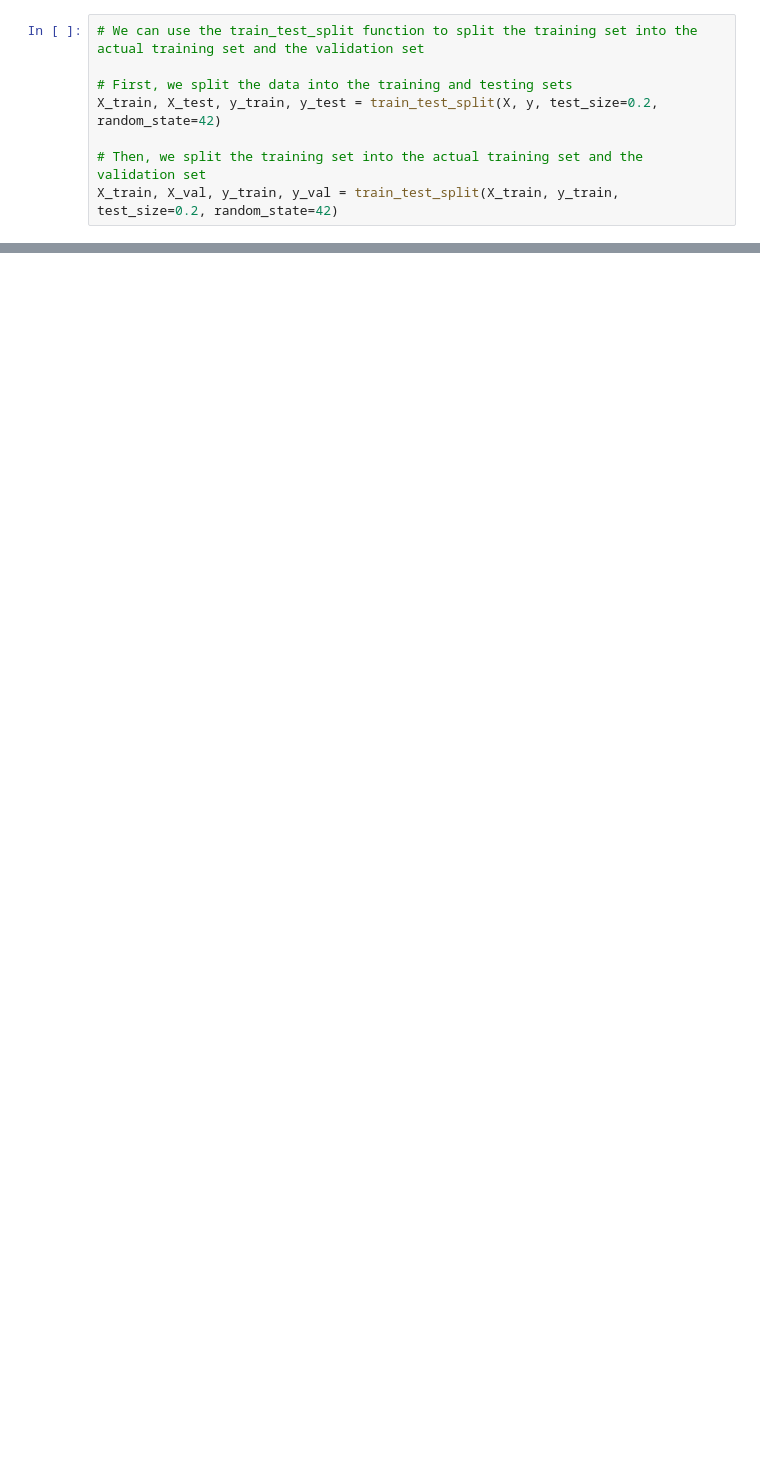
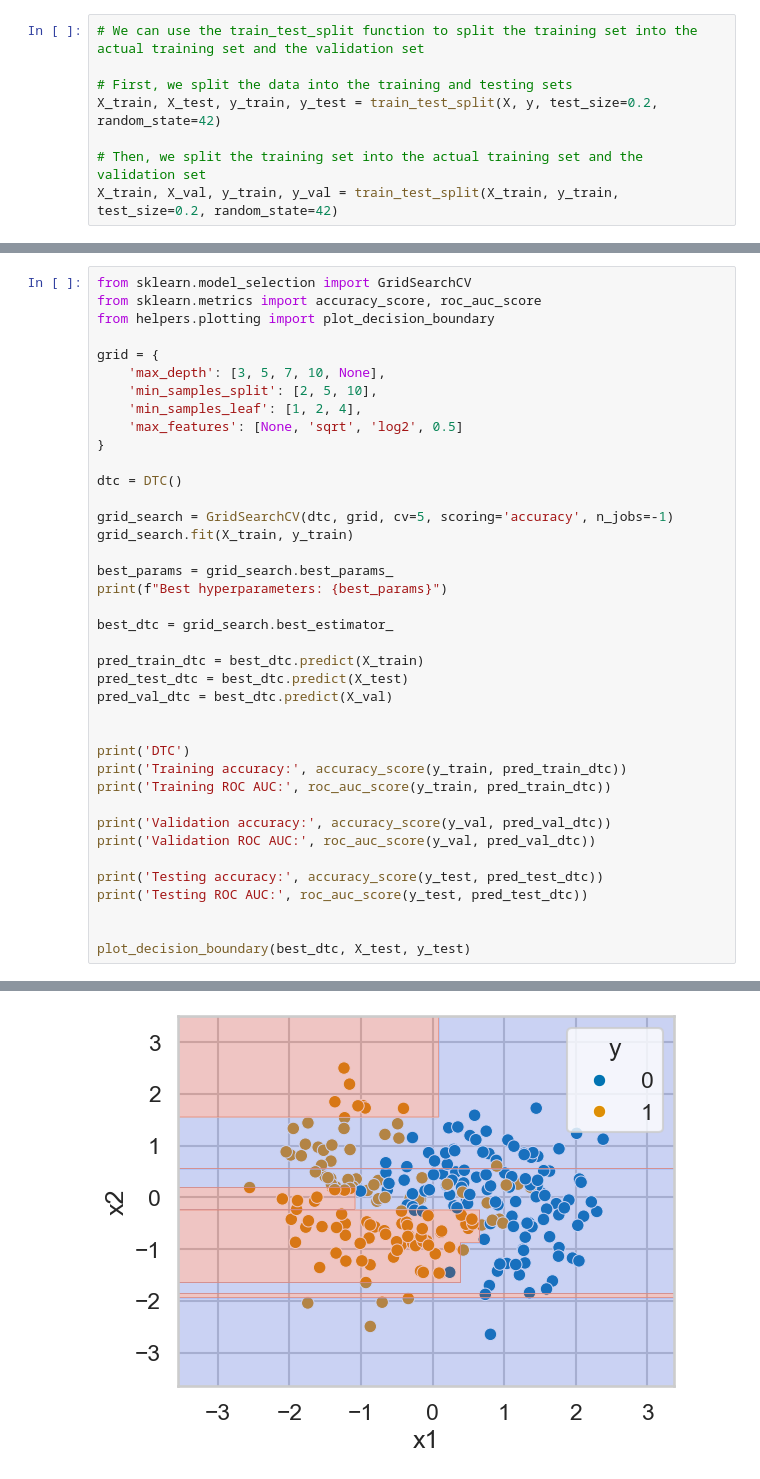
Before and after one commit to sMaciek45/pum-24, a Jupyter notebook: lab3.ipynb, the cells around one changed output, grey strips where cells are left out. Drawn from its saved outputs; the diff is of its cells as text; blank space fills up the shorter version.

```diff
--- a/lab3.ipynb
+++ b/lab3.ipynb
@@ -222,0 +343,40 @@ TypeError: DecisionTreeClassifier.__init__() takes 1 positional argument but 2 w
+# %%
+from sklearn.model_selection import GridSearchCV
+from sklearn.metrics import accuracy_score, roc_auc_score
+from helpers.plotting import plot_decision_boundary
+
+grid = {
+    'max_depth': [3, 5, 7, 10, None],
+    'min_samples_split': [2, 5, 10],
+    'min_samples_leaf': [1, 2, 4],
+    'max_features': [None, 'sqrt', 'log2', 0.5]
+}
+
+dtc = DTC()
+
+grid_search = GridSearchCV(dtc, grid, cv=5, scoring='accuracy', n_jobs=-1)
+grid_search.fit(X_train, y_train)
+
+best_params = grid_search.best_params_
+print(f"Best hyperparameters: {best_params}")
+
+best_dtc = grid_search.best_estimator_
+
+pred_train_dtc = best_dtc.predict(X_train)
+pred_test_dtc = best_dtc.predict(X_test)
+pred_val_dtc = best_dtc.predict(X_val)
+
+
+print('DTC')
+print('Training accuracy:', accuracy_score(y_train, pred_train_dtc))
+print('Training ROC AUC:', roc_auc_score(y_train, pred_train_dtc))
+
+print('Validation accuracy:', accuracy_score(y_val, pred_val_dtc))
+print('Validation ROC AUC:', roc_auc_score(y_val, pred_val_dtc))
+
+print('Testing accuracy:', accuracy_score(y_test, pred_test_dtc))
+print('Testing ROC AUC:', roc_auc_score(y_test, pred_test_dtc))
+
+
+plot_decision_boundary(best_dtc, X_test, y_test)
+# %% [output]
@@ -222,0 +391 @@ TypeError: DecisionTreeClassifier.__init__() takes 1 positional argument but 2 w
+[figure, added]
```
Also changed, not shown: parts of 11 cells of this notebook.
